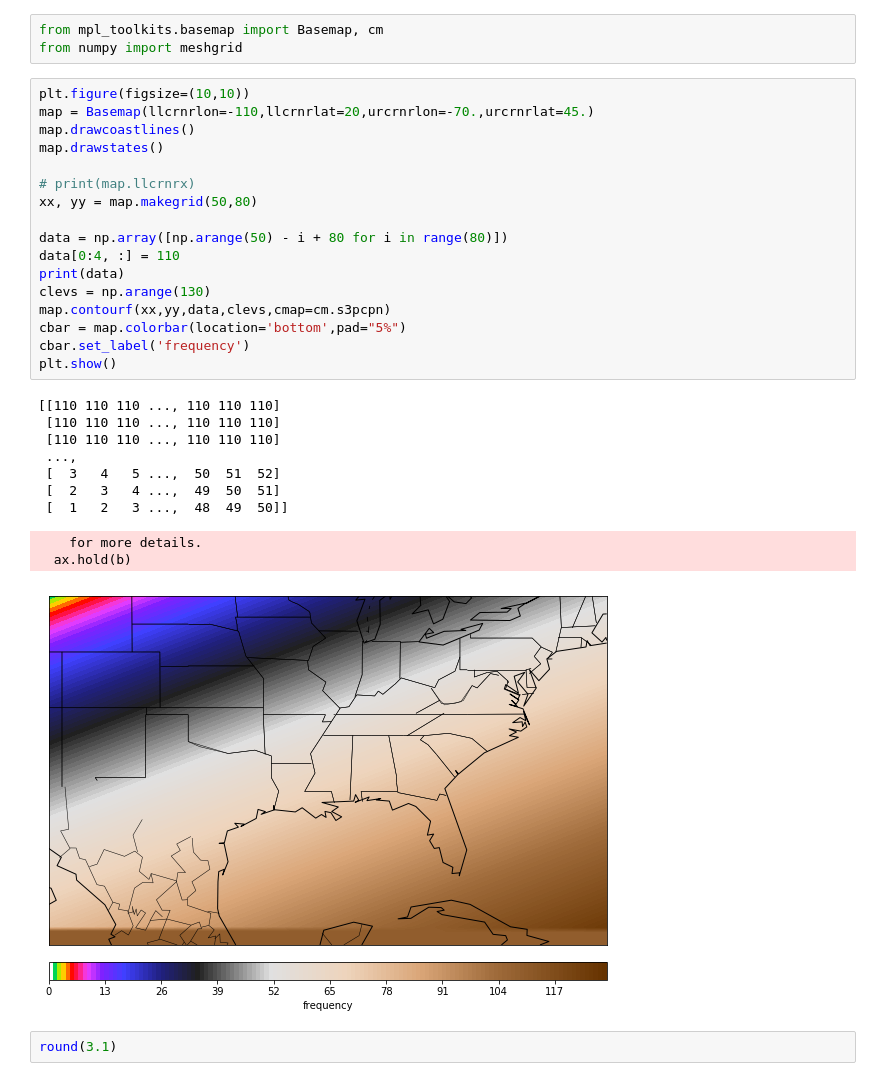
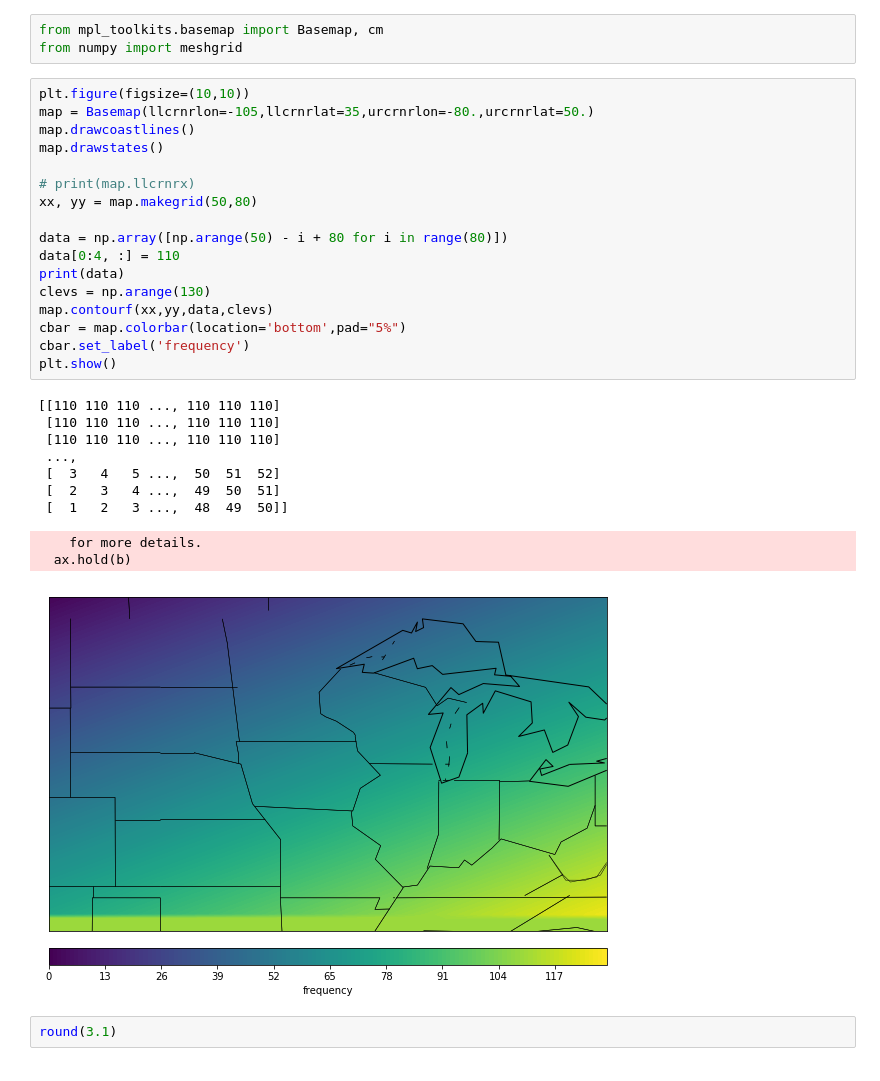
Before and after one commit to efzero/Satellite_Big_Data_Scripts, a Jupyter notebook: GOME visualization.ipynb, the cells around one changed output. Saved outputs shown, nothing was run; the diff lists cells and outputs as text.

Commit message:
building visualization tools

```diff
--- a/GOME visualization.ipynb
+++ b/GOME visualization.ipynb
@@ -52,32 +49,32 @@ from mpl_toolkits.basemap import Basemap, cm
 from numpy import meshgrid
 # %%
 plt.figure(figsize=(10,10))
-map = Basemap(llcrnrlon=-110,llcrnrlat=20,urcrnrlon=-70.,urcrnrlat=45.)
+map = Basemap(llcrnrlon=-105,llcrnrlat=35,urcrnrlon=-80.,urcrnrlat=50.)
 map.drawcoastlines()
 map.drawstates()
 
 # print(map.llcrnrx)
 xx, yy = map.makegrid(50,80)
 
 data = np.array([np.arange(50) - i + 80 for i in range(80)])
 data[0:4, :] = 110
 print(data)
 clevs = np.arange(130)
-map.contourf(xx,yy,data,clevs,cmap=cm.s3pcpn)
+map.contourf(xx,yy,data,clevs)
 cbar = map.colorbar(location='bottom',pad="5%")
 cbar.set_label('frequency')
 plt.show()
 # %% [output]
 [[110 110 110 ..., 110 110 110]
  [110 110 110 ..., 110 110 110]
  [110 110 110 ..., 110 110 110]
  ...,
  [  3   4   5 ...,  50  51  52]
  [  2   3   4 ...,  49  50  51]
  [  1   2   3 ...,  48  49  50]]
     for more details.
   ax.hold(b)
-[figure, old version]
+[figure, new version]
 # %%
 round(3.1)
 # %% [output]
```
Also changed, not shown: parts of 6 cells of this notebook.
